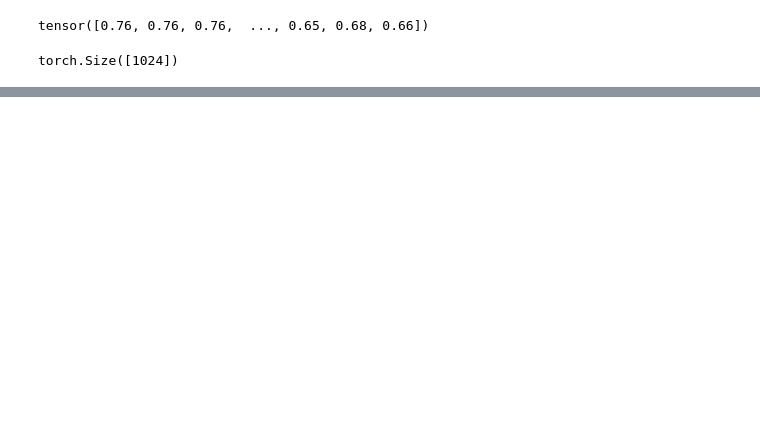
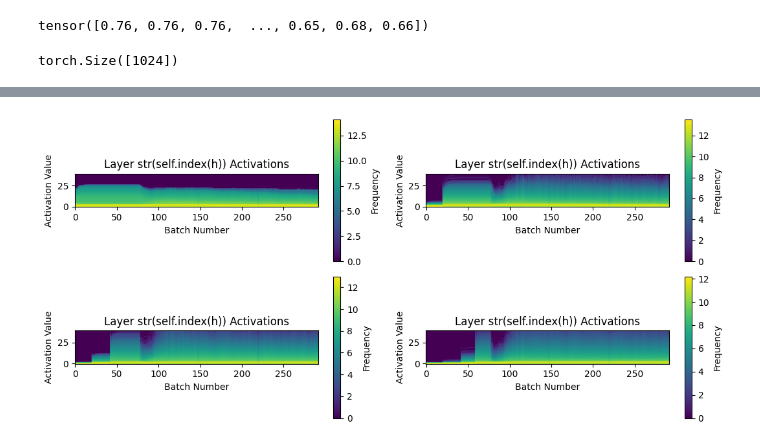
Before and after one commit to resolver101757/resolver101757.github.io, a Jupyter notebook: posts/demo_quarto_jupyter_ref/LSUV_for_the_blog.ipynb, the cells around one changed output, grey strips where cells are left out. Cells and saved outputs as stored; diff of their text form; code cells hidden in the pictures; blank space fills up the shorter version.

```diff
--- a/posts/demo_quarto_jupyter_ref/LSUV_for_the_blog.ipynb
+++ b/posts/demo_quarto_jupyter_ref/LSUV_for_the_blog.ipynb
@@ -915,0 +899,11 @@ astats.dead_chart();astats.plot_stats();astats.color_dim()
+# %%
+#| echo: True
+#| output: True
+#| fig-cap : "Colour chart to show inactive neurons"
+#| code-summary : "The color represents the frequency of activations in a specific range. Using the Viridis colormap, yellow indicates higher frequencies (many activations in that range)
+, and purple indicates lower frequencies.   So, areas with more intense yellow mean those activation values occur more frequently for that batch, this is looking really good,as we have
+ more yellow (more activations all across the scale) so im happy with the results apart from the start...... click to expand code"
+
+astats.color_dim()
+# %% [output]
+[figure, added]
```
Also changed, not shown: parts of 90 cells of this notebook, 30 other files.
